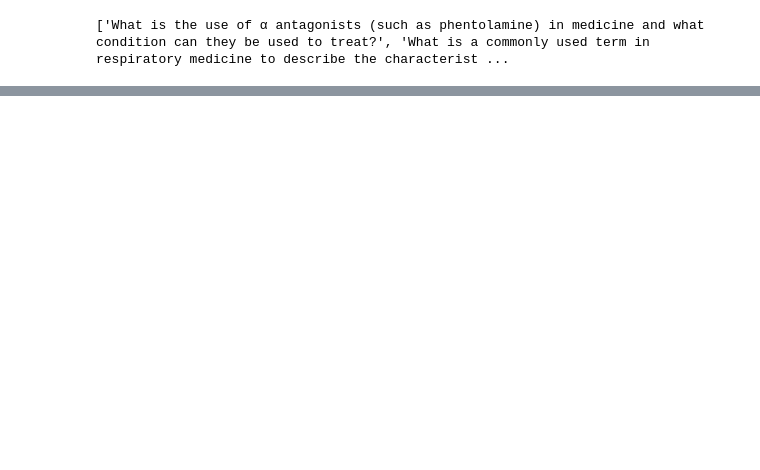
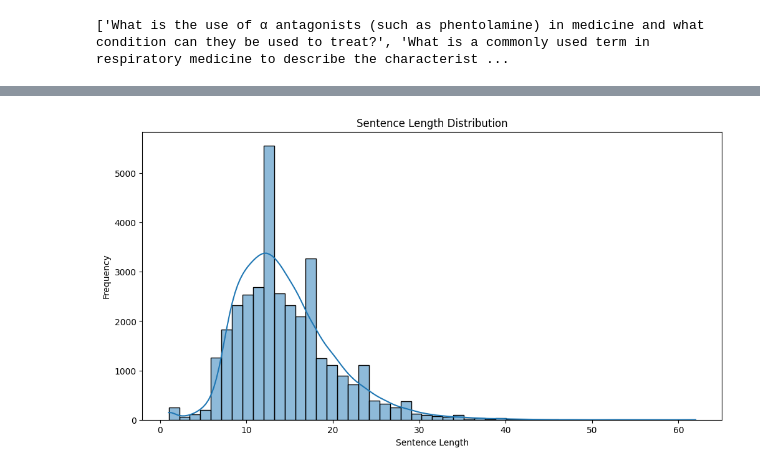
Before and after one commit to Icon1cc/NLP-Polimi-Project, a Jupyter notebook: Practice Models/Rishabh/pre_analysis.ipynb, the cells around one changed output, grey strips where cells are left out. Saved outputs shown, nothing was run; the diff lists cells and outputs as text; code cells hidden in the pictures; blank space fills up the shorter version.

```diff
--- a/Practice Models/Rishabh/pre_analysis.ipynb
+++ b/Practice Models/Rishabh/pre_analysis.ipynb
@@ -112,0 +168,21 @@ KeyError: "Key 'doctor' not present in vocabulary"
+# %%
+# Function to calculate the length of each sentence in a document
+def sentence_lengths(text):
+    sentences = text.split('.')  # Assuming sentences are separated by periods
+    return [len(sentence.split()) for sentence in sentences]
+
+# Calculate sentence lengths for each document
+df['sentence_lengths'] = df['input'].apply(sentence_lengths)
+
+# Flatten the list of sentence lengths to get overall distribution
+all_sentence_lengths = [length for lengths in df['sentence_lengths'] for length in lengths if length > 0]
+
+# Visualize the distribution of sentence lengths
+plt.figure(figsize=(12, 6))
+sns.histplot(all_sentence_lengths, bins=50, kde=True)
+plt.title('Sentence Length Distribution')
+plt.xlabel('Sentence Length')
+plt.ylabel('Frequency')
+plt.show()
+# %% [output]
+[figure, added]
```
Also changed, not shown: parts of 5 cells of this notebook.
